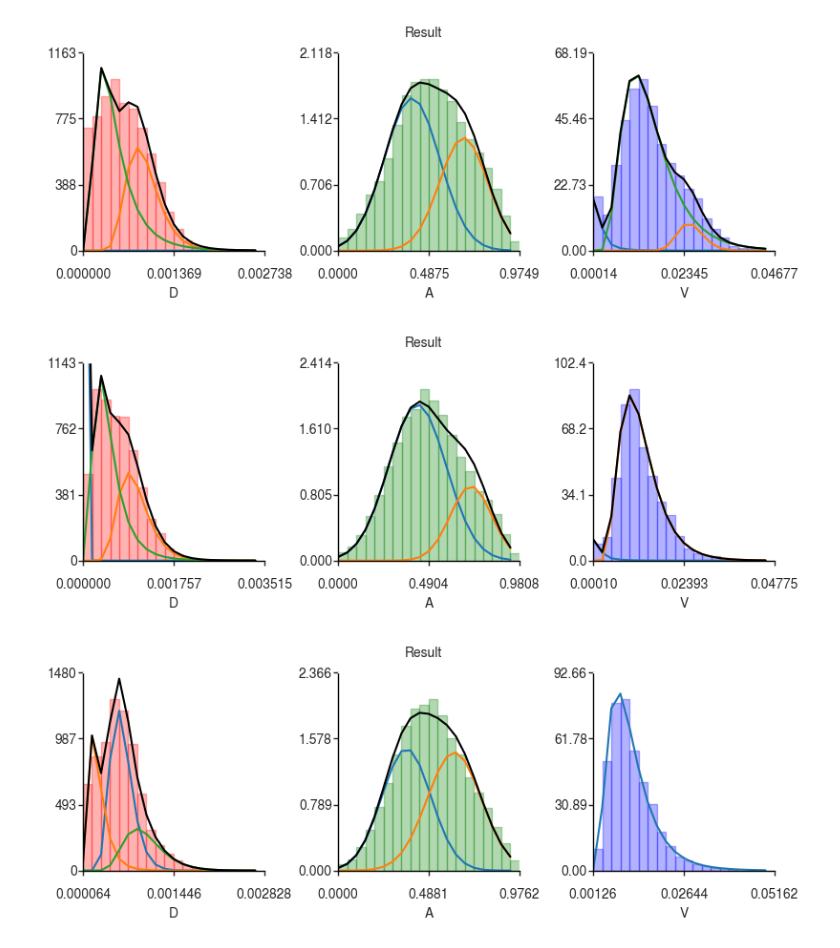
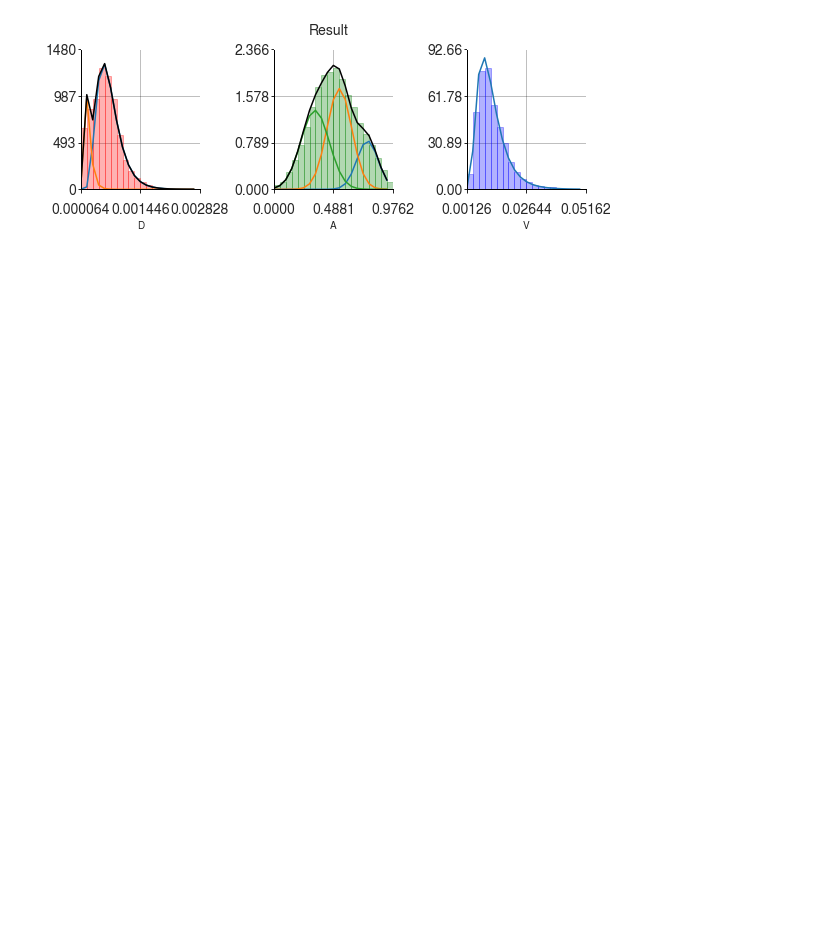
Before and after one commit to marwan-abdellah/hidpy, a Jupyter notebook: notebooks/03-hidpy-stage-2.ipynb, the cells around one changed output. Cells and saved outputs as stored; diff of their text form; code cells hidden in the pictures; blank space fills up the shorter version.

```diff
--- a/notebooks/03-hidpy-stage-2.ipynb
+++ b/notebooks/03-hidpy-stage-2.ipynb
@@ -2,7 +2,6 @@
 ## Deconvolution into discrete subpopulations using a general mixture model (GMM)
 
 ## Imports and variables
-
 import glob
 import os
 import sys
@@ -17,11 +16,10 @@ from deconvolution import applyGMM_functions
 from deconvolution import applyGMMconstrained_fitout_functions
 from deconvolution import importDeconvolutionGMM
 
-
 BayesMat={} # Dictionary with all the Bayes struct per cell
 numDist = 3 # Choose maximum number of distributions
 
-pathBayesCells='%s/../output-paper/vals' % os.getcwd()
+pathBayesCells='%s/../output-paper/u2os-h2bgfp-serum-3/100_ex_ex' % os.getcwd()
 parameters2decon=['D','A','V']
 
 nbins=20
@@ -42,8 +40,7 @@ for i in range(len(files)):
 listdir = files
 print(files)
 
-BayesMat=importDeconvolutionGMM.applyGMM_Multiple(listdir,parameters2decon,numDist) # Apply GMM
-
+BayesMat=importDeconvolutionGMM.apply_gmm_on_multiple_files(listdir,parameters2decon,numDist) # Apply GMM
 pathBayesCells_GMM_Multiple=pathBayesCells+'/GMM_Multiple/'
 
 try:
@@ -60,7 +57,7 @@ WARNING: The output path [/ssd1/projects/hidpy/notebooks/../output-paper/vals/GM
 # %%
 # Generating plots for inspection
-from turtle import width
-
+import matplotlib
+matplotlib.use('agg') # To resolve the tkinter issue
 
 showplots=True
 
@@ -78,6 +75,4 @@ WARNING: The output path [/ssd1/projects/hidpy/notebooks/../output-paper/vals/GM
-[figure, old version]
+[figure, new version]
-[figure, removed]
-[figure, removed]
 # %%
 # Run GMM based on table and plots for each parameter [D A V]
 
```
Also changed, not shown: parts of 4 cells of this notebook, 2 other files.
